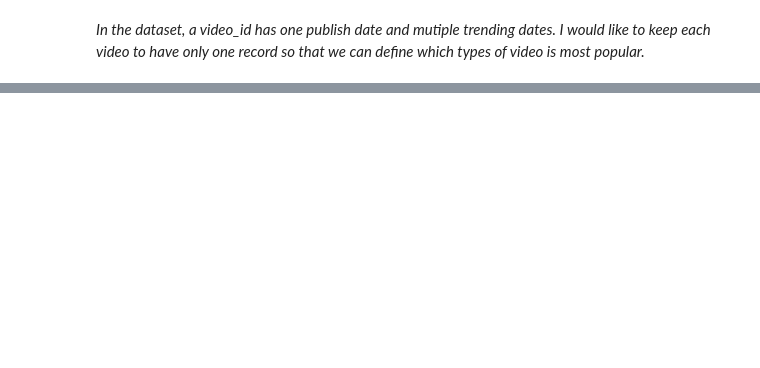
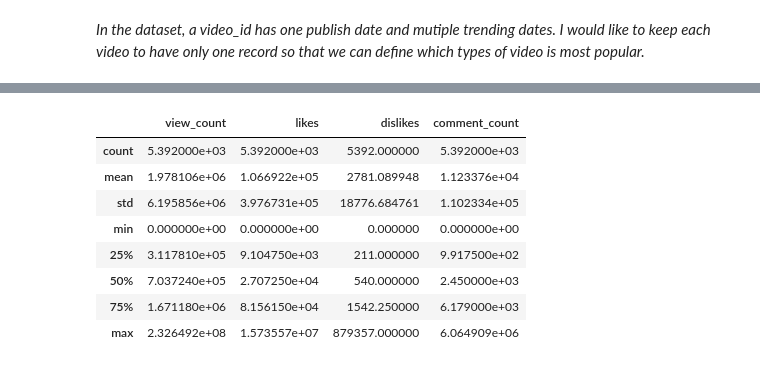
Before and after one commit to ubco-W2020WT1-data301/course-project-group_6007b, a Jupyter notebook: analysis/Kristy/milestone2.ipynb, the cells around one changed output, grey strips where cells are left out. Drawn from its saved outputs; the diff is of its cells as text; code cells hidden in the pictures; blank space fills up the shorter version.

```diff
--- a/analysis/Kristy/milestone2.ipynb
+++ b/analysis/Kristy/milestone2.ipynb
@@ -95,0 +113,12 @@ profiling
+# %%
+df_lastdate.describe()
+# %% [output]
+|  | view_count | likes | dislikes | comment_count |
+| count | 5.392000e+03 | 5.392000e+03 | 5392.000000 | 5.392000e+03 |
+| mean | 1.978106e+06 | 1.066922e+05 | 2781.089948 | 1.123376e+04 |
+| std | 6.195856e+06 | 3.976731e+05 | 18776.684761 | 1.102334e+05 |
+| min | 0.000000e+00 | 0.000000e+00 | 0.000000 | 0.000000e+00 |
+| 25% | 3.117810e+05 | 9.104750e+03 | 211.000000 | 9.917500e+02 |
+| 50% | 7.037240e+05 | 2.707250e+04 | 540.000000 | 2.450000e+03 |
+| 75% | 1.671180e+06 | 8.156150e+04 | 1542.250000 | 6.179000e+03 |
+| max | 2.326492e+08 | 1.573557e+07 | 879357.000000 | 6.064909e+06 |
```
Also changed, not shown: parts of 15 cells of this notebook.
